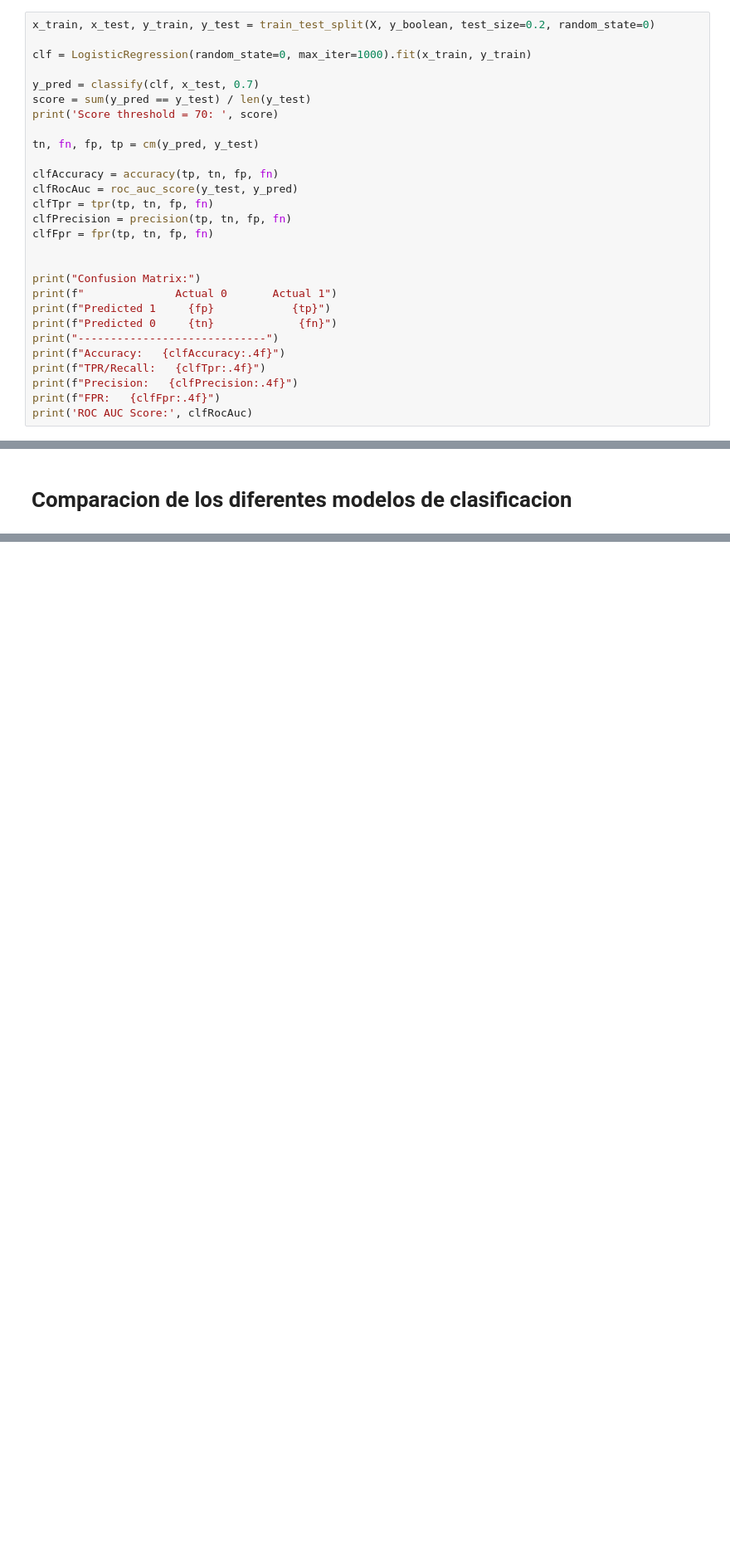
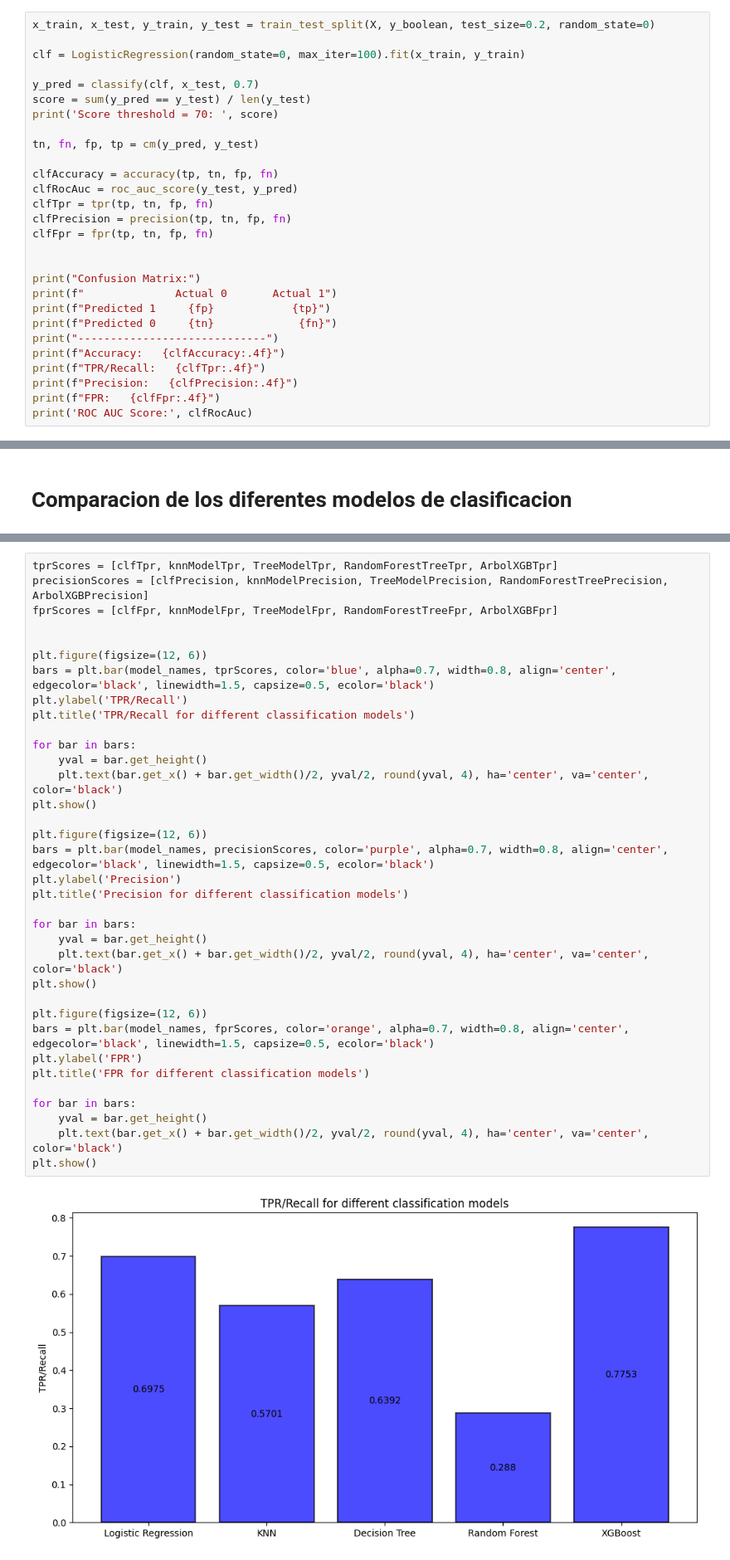
Before and after one commit to MatiasdeBuren/Final-Modelos-y-Simulacion, a Jupyter notebook: modelosFinal.ipynb, the cells around one changed output, grey strips where cells are left out. Shown at 83% size. Cells and saved outputs as stored; diff of their text form; blank space fills up the shorter version.

```diff
--- a/modelosFinal.ipynb
+++ b/modelosFinal.ipynb
@@ -420,7 +420,7 @@ y_boolean = (y >= threshold).astype(int)
 # %%
 x_train, x_test, y_train, y_test = train_test_split(X, y_boolean, test_size=0.2, random_state=0)
 
-clf = LogisticRegression(random_state=0, max_iter=1000).fit(x_train, y_train)
+clf = LogisticRegression(random_state=0, max_iter=100).fit(x_train, y_train)
 
 y_pred = classify(clf, x_test, 0.7)
 score = sum(y_pred == y_test) / len(y_test)
@@ -1002,0 +1023,37 @@ plt.show()
+# %%
+tprScores = [clfTpr, knnModelTpr, TreeModelTpr, RandomForestTreeTpr, ArbolXGBTpr]
+precisionScores = [clfPrecision, knnModelPrecision, TreeModelPrecision, RandomForestTreePrecision, ArbolXGBPrecision]
+fprScores = [clfFpr, knnModelFpr, TreeModelFpr, RandomForestTreeFpr, ArbolXGBFpr]
+
+
+plt.figure(figsize=(12, 6))
+bars = plt.bar(model_names, tprScores, color='blue', alpha=0.7, width=0.8, align='center', edgecolor='black', linewidth=1.5, capsize=0.5, ecolor='black')
+plt.ylabel('TPR/Recall')
+plt.title('TPR/Recall for different classification models')
+
+for bar in bars:
+    yval = bar.get_height()
+    plt.text(bar.get_x() + bar.get_width()/2, yval/2, round(yval, 4), ha='center', va='center', color='black')
+plt.show()
+
+plt.figure(figsize=(12, 6))
+bars = plt.bar(model_names, precisionScores, color='purple', alpha=0.7, width=0.8, align='center', edgecolor='black', linewidth=1.5, capsize=0.5, ecolor='black')
+plt.ylabel('Precision')
+plt.title('Precision for different classification models')
+
+for bar in bars:
+    yval = bar.get_height()
+    plt.text(bar.get_x() + bar.get_width()/2, yval/2, round(yval, 4), ha='center', va='center', color='black')
+plt.show()
+
+plt.figure(figsize=(12, 6))
+bars = plt.bar(model_names, fprScores, color='orange', alpha=0.7, width=0.8, align='center', edgecolor='black', linewidth=1.5, capsize=0.5, ecolor='black')
+plt.ylabel('FPR')
+plt.title('FPR for different classification models')
+
+for bar in bars:
+    yval = bar.get_height()
+    plt.text(bar.get_x() + bar.get_width()/2, yval/2, round(yval, 4), ha='center', va='center', color='black')
+plt.show()
+# %% [output]
+[figure, added]
```
Also changed, not shown: parts of 15 cells of this notebook.
